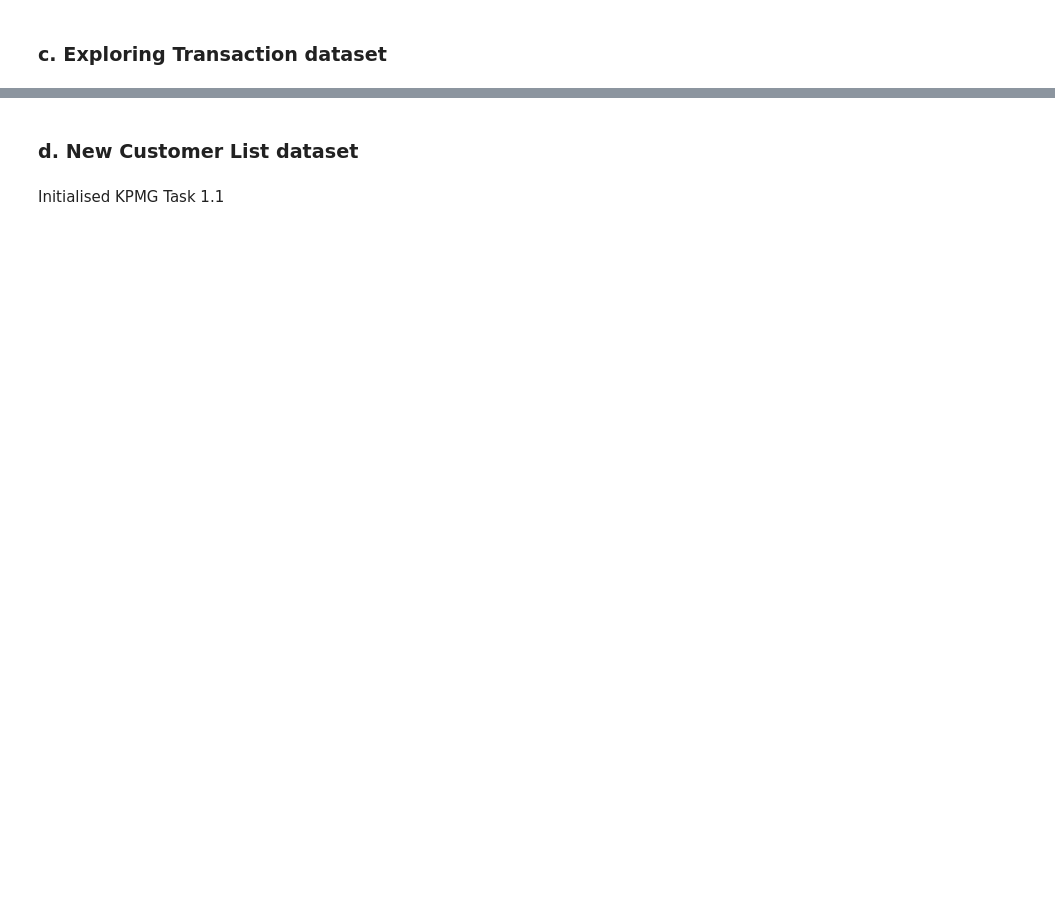
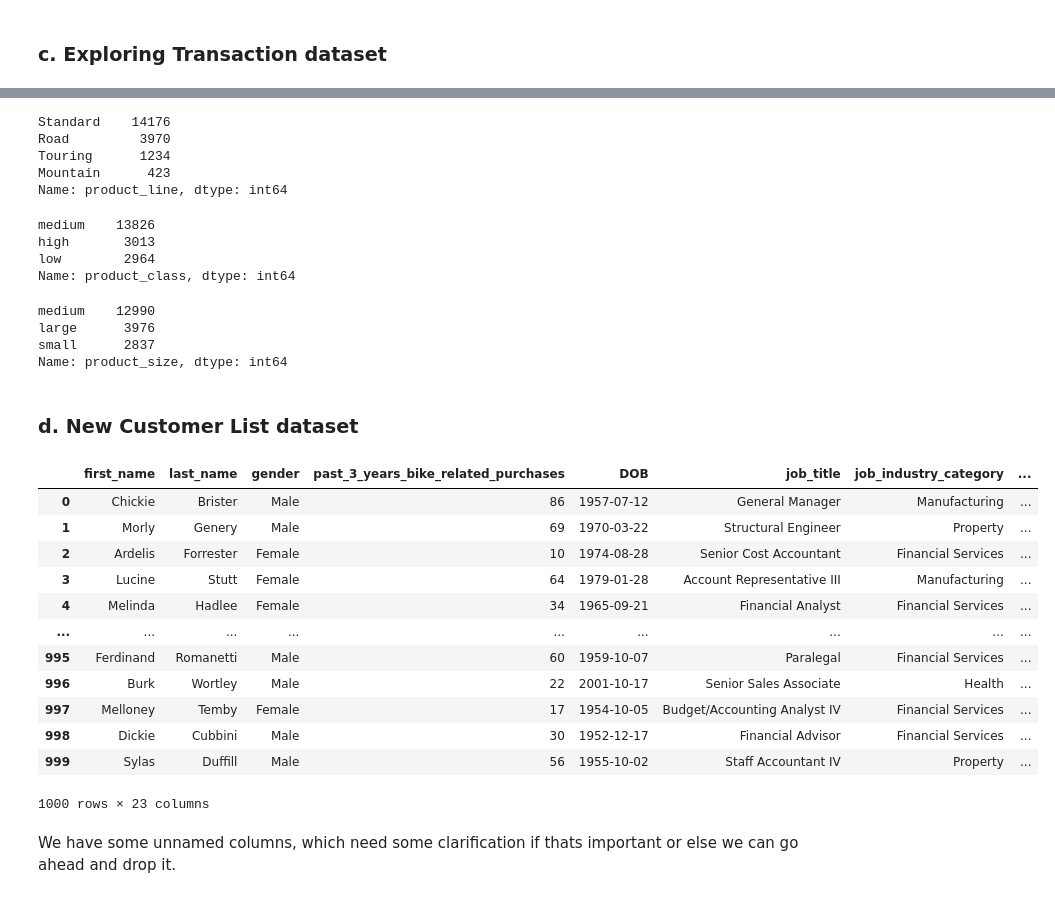
Before and after one commit to ManishRawat07/Virtual-Internships, a Jupyter notebook: 3. KPMG Virtual Internship - Data Analytics/Task 1. Data Quality Assessment/Task1 - EDA.ipynb, the cells around one changed output, grey strips where cells are left out. Saved outputs shown, nothing was run; the diff lists cells and outputs as text; code cells hidden in the pictures; blank space fills up the shorter version.

Commit message:
Task 1 completed

```diff
--- a/3. KPMG Virtual Internship - Data Analytics/Task 1. Data Quality Assessment/Task1 - EDA.ipynb
+++ b/3. KPMG Virtual Internship - Data Analytics/Task 1. Data Quality Assessment/Task1 - EDA.ipynb
@@ -304,4 +572,50 @@ Name: tenure, dtype: int64
+# %%
+# 4. product_line
+
+transanction['product_line'].value_counts()
+# %% [output]
+Standard    14176
+Road         3970
+Touring      1234
+Mountain      423
+Name: product_line, dtype: int64
+# %%
+# 5. product_class
+
+transanction['product_class'].value_counts()
+# %% [output]
+medium    13826
+high       3013
+low        2964
+Name: product_class, dtype: int64
+# %%
+# 6. product_size
+
+transanction['product_size'].value_counts()
+# %% [output]
+medium    12990
+large      3976
+small      2837
+Name: product_size, dtype: int64
 # %% [markdown]
 ### d. New Customer List dataset
-# %% [markdown]
-Initialised KPMG Task 1.1
+# %%
+# Cheking the dataset & shape
+
+new_cust_list
+# %% [output]
+|  | first_name | last_name | gender | past_3_years_bike_related_purchases | DOB | job_title | job_industry_category | ... |
+| 0 | Chickie | Brister | Male | 86 | 1957-07-12 | General Manager | Manufacturing | ... |
+| 1 | Morly | Genery | Male | 69 | 1970-03-22 | Structural Engineer | Property | ... |
+| 2 | Ardelis | Forrester | Female | 10 | 1974-08-28 | Senior Cost Accountant | Financial Services | ... |
+| 3 | Lucine | Stutt | Female | 64 | 1979-01-28 | Account Representative III | Manufacturing | ... |
+| 4 | Melinda | Hadlee | Female | 34 | 1965-09-21 | Financial Analyst | Financial Services | ... |
+| ... | ... | ... | ... | ... | ... | ... | ... | ... |
+| 995 | Ferdinand | Romanetti | Male | 60 | 1959-10-07 | Paralegal | Financial Services | ... |
+| 996 | Burk | Wortley | Male | 22 | 2001-10-17 | Senior Sales Associate | Health | ... |
+| 997 | Melloney | Temby | Female | 17 | 1954-10-05 | Budget/Accounting Analyst IV | Financial Services | ... |
+| 998 | Dickie | Cubbini | Male | 30 | 1952-12-17 | Financial Advisor | Financial Services | ... |
+| 999 | Sylas | Duffill | Male | 56 | 1955-10-02 | Staff Accountant IV | Property | ... |
+1000 rows × 23 columns
+# %% [markdown]
+We have some unnamed columns, which need some clarification if thats important or else we can go ahead and drop it.
```
Also changed, not shown: parts of 45 cells of this notebook.
